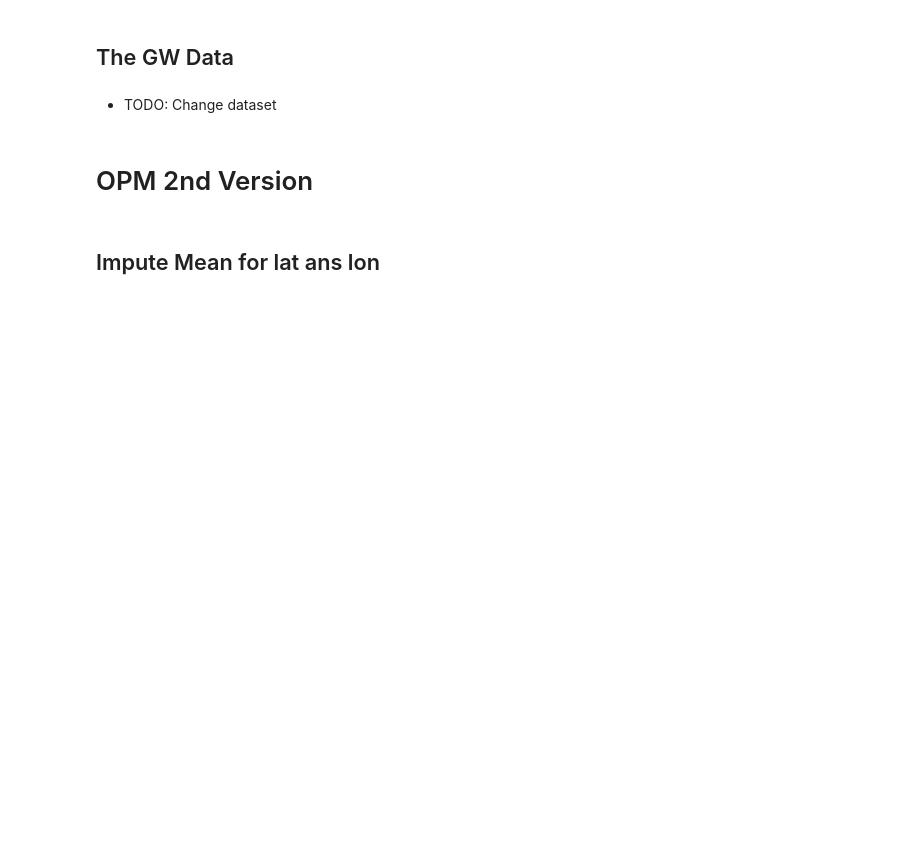
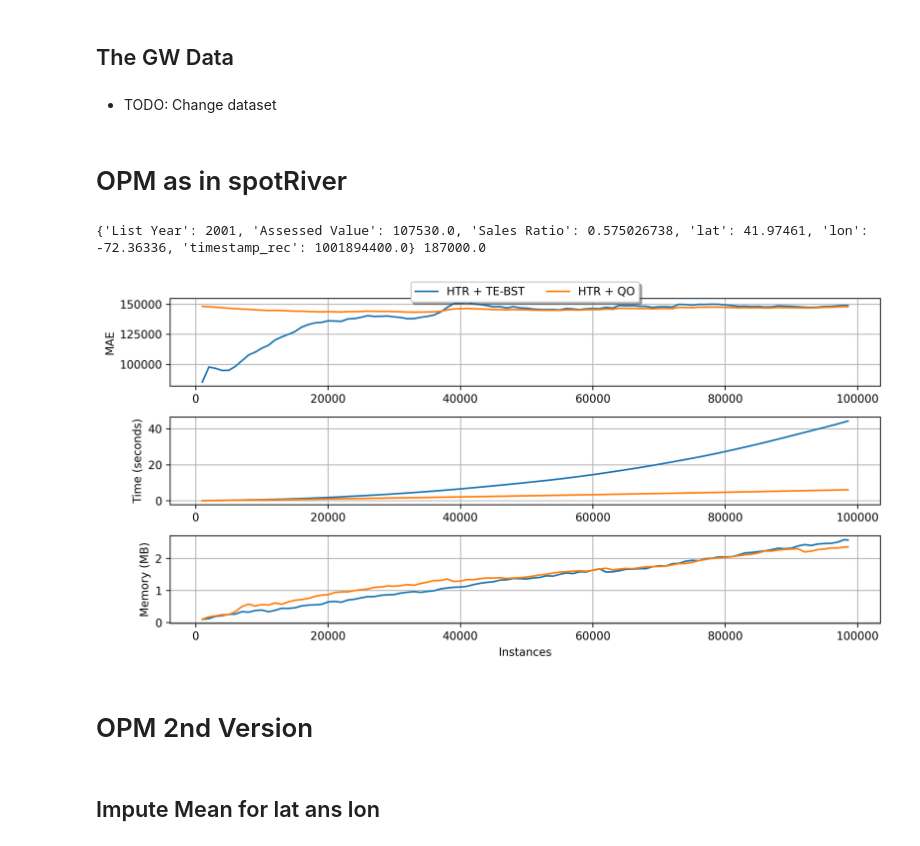
Before and after one commit to sequential-parameter-optimization/spotRiver, a Jupyter notebook: notebooks/03_spotriver_eval.ipynb, the cells around one changed output. Drawn from its saved outputs; the diff is of its cells as text; code cells hidden in the pictures; blank space fills up the shorter version.

```diff
--- a/notebooks/03_spotriver_eval.ipynb
+++ b/notebooks/03_spotriver_eval.ipynb
@@ -341,3 +326,5 @@ res_1 = eval_oml_iter_progressive(
 )
 # %%
 plot_oml_iter_progressive(res_1)
+# %% [markdown]
+# OPM as in spotRiver
@@ -344,3 +338,52 @@ plot_oml_iter_progressive(res_1)
+# %%
+from spotRiver.data.generic import GenericData
+fraction = 0.1
+dataset = GenericData(filename="opm_num2.zip",
+                      directory=".",
+                      target="Sale Amount",
+                      n_features=7,
+                      n_samples=985_862,
+                      fraction = fraction,
+                      converters={'List Year': int,
+                                  'Assessed Value': float,
+                                  'Sale Amount': float,
+                                  'Sales Ratio': float,
+                                  'lon': float,
+                                  'lat': float,
+                                  'timestamp_rec': float},
+                      parse_dates=None
+                      # parse_dates={"Date Recorded": "%Y-%m-%d"}
+                      )
+n_samples = int(dataset.n_samples * fraction)
+for x,y in dataset:
+    print(x,y)
+    break
+# %% [output]
+{'List Year': 2001, 'Assessed Value': 107530.0, 'Sales Ratio': 0.575026738, 'lat': 41.97461, 'lon': -72.36336, 'timestamp_rec': 1001894400.0} 187000.0
+# %%
+res_num = eval_oml_iter_progressive(
+    dataset = list(dataset),
+    step = 1_000,
+    metric = metrics.MAE(),
+    models =
+    {
+        "HTR + TE-BST": (
+            preprocessing.StandardScaler() | tree.HoeffdingTreeRegressor(
+                splitter=tree.splitter.TEBSTSplitter()
+            )
+        ),
+        "HTR + QO": (
+            preprocessing.StandardScaler() | tree.HoeffdingTreeRegressor(
+                splitter=tree.splitter.QOSplitter()
+            )
+        ),
+
+    }
+)
+# %%
+plot_oml_iter_progressive(res_num)
+# %% [output]
+[figure, added]
 # %% [markdown]
 # OPM 2nd Version
 # %%
```
Also changed, not shown: parts of 6 cells of this notebook, 4 other files.
